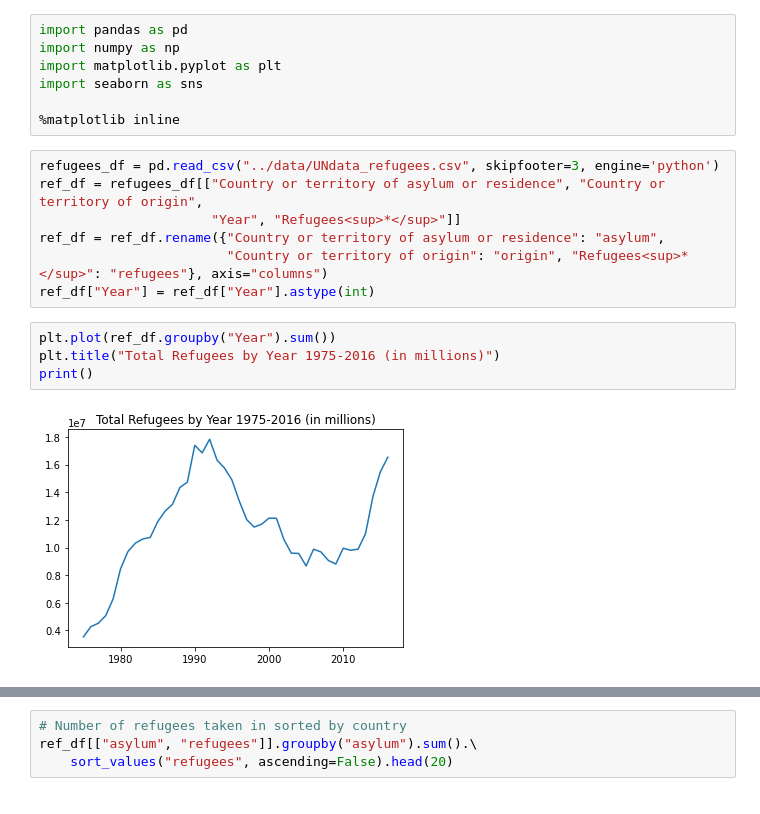
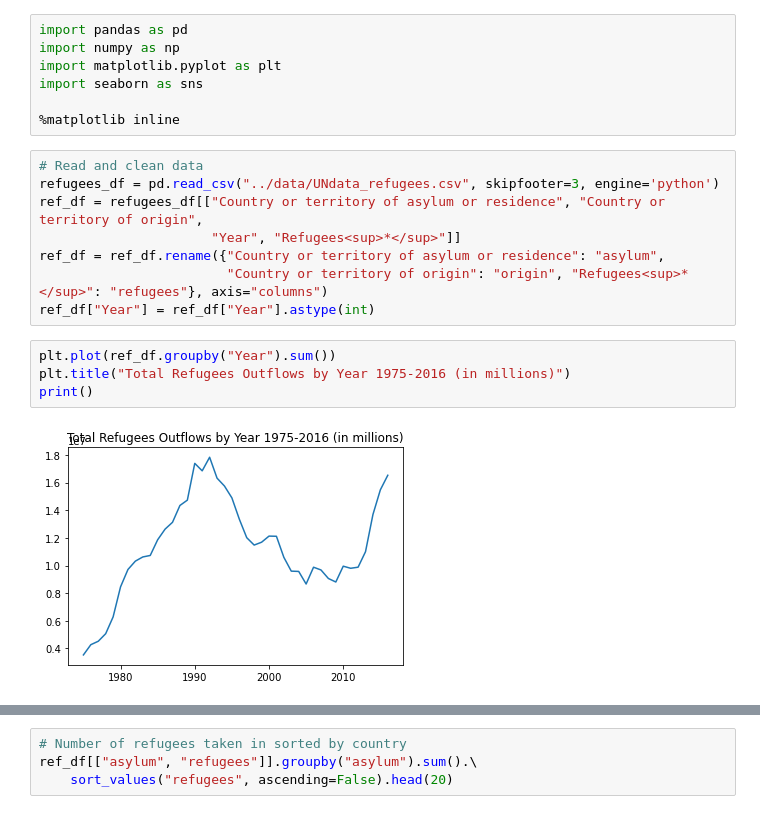
Before and after one commit to nss-data-science-cohort-5/un_exploration-ripplesphere, a Jupyter notebook: notebooks/UN_Data_Refugees_01.ipynb, the cells around one changed output, grey strips where cells are left out. Drawn from its saved outputs; the diff is of its cells as text.

Commit message:
Working on data analysis

```diff
--- a/notebooks/UN_Data_Refugees_01.ipynb
+++ b/notebooks/UN_Data_Refugees_01.ipynb
@@ -6,6 +6,7 @@ import seaborn as sns
 
 %matplotlib inline
 # %%
+# Read and clean data
 refugees_df = pd.read_csv("../data/UNdata_refugees.csv", skipfooter=3, engine='python')
 ref_df = refugees_df[["Country or territory of asylum or residence", "Country or territory of origin",
                       "Year", "Refugees<sup>*</sup>"]]
@@ -14,9 +15,9 @@ ref_df = ref_df.rename({"Country or territory of asylum or residence": "asylum",
 ref_df["Year"] = ref_df["Year"].astype(int)
 # %%
 plt.plot(ref_df.groupby("Year").sum())
-plt.title("Total Refugees by Year 1975-2016 (in millions)")
+plt.title("Total Refugees Outflows by Year 1975-2016 (in millions)")
 print()
 # %% [output]
-[figure, old version]
+[figure, new version]
 # %%
 # Number of refugees outflow sorted by country
```
Also changed, not shown: parts of 3 cells of this notebook, 3 other files.
